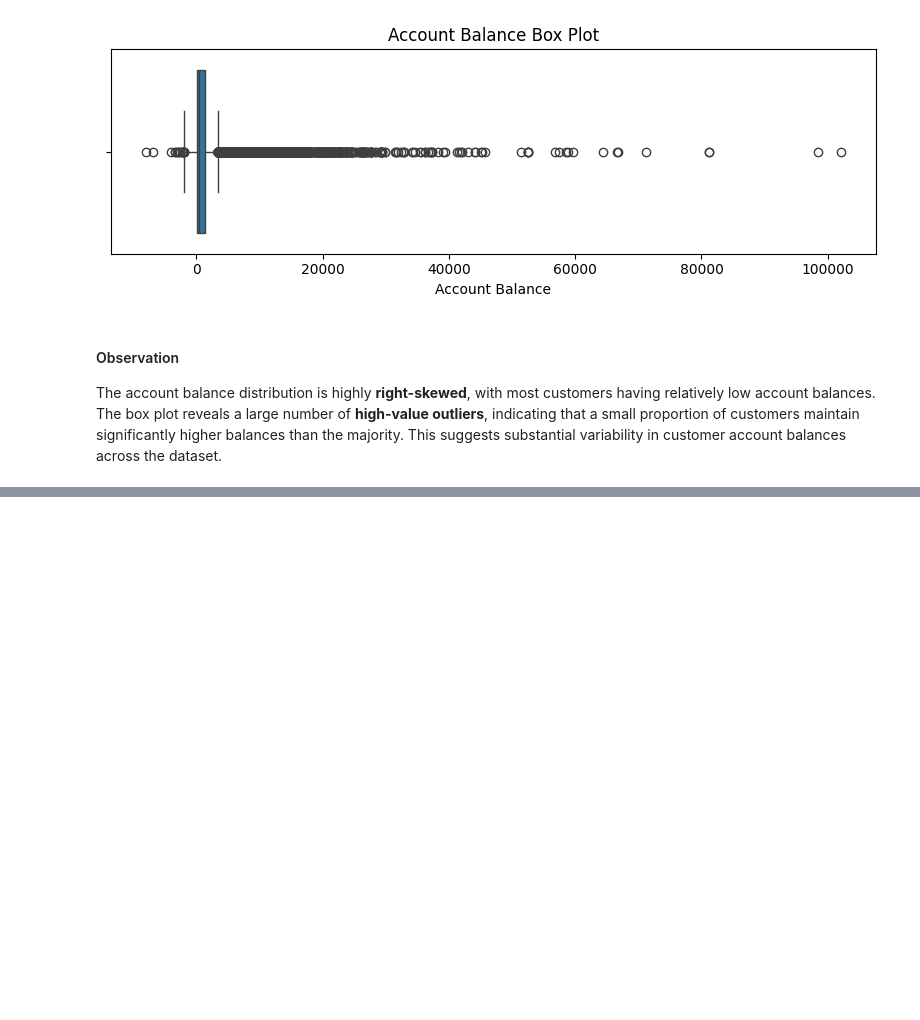
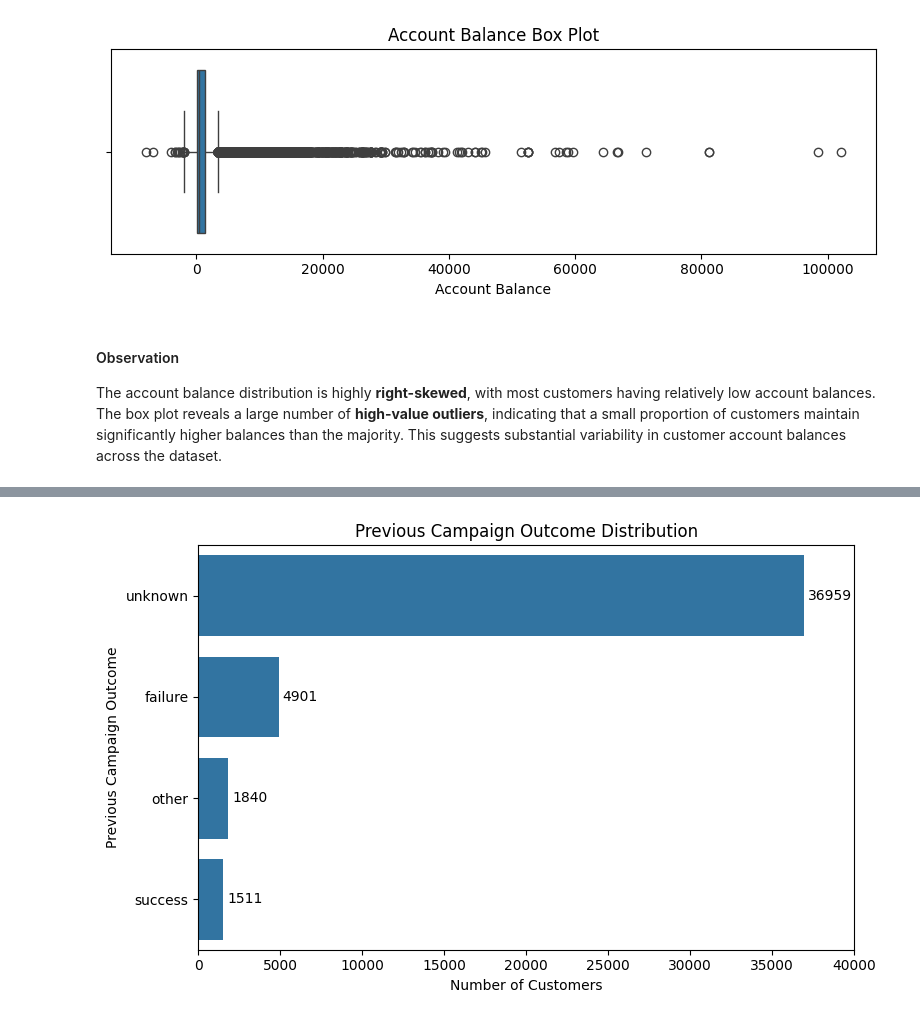
Before and after one commit to huzaifawaheed2/DevelopersHub-Corporation-Advanced-Internship, a Jupyter notebook: Project-01-Term-Deposit-Prediction/notebooks/term_deposit_prediction.ipynb, the cells around one changed output, grey strips where cells are left out. Cells and saved outputs as stored; diff of their text form; code cells hidden in the pictures; blank space fills up the shorter version.

```diff
--- a/Project-01-Term-Deposit-Prediction/notebooks/term_deposit_prediction.ipynb
+++ b/Project-01-Term-Deposit-Prediction/notebooks/term_deposit_prediction.ipynb
@@ -759,0 +783,38 @@ The account balance distribution is highly **right-skewed**, with most customers
+# %%
+# Calculate previous campaign outcome counts
+
+poutcome_counts = df["poutcome"].value_counts()
+
+# Plot previous campaign outcome distribution
+
+plt.figure(figsize=(8, 5))
+
+ax = sns.countplot(
+    data=df,
+    y="poutcome",
+    order=poutcome_counts.index
+)
+
+# Add extra space for labels
+plt.xlim(0, 40000)
+
+# Add data labels
+ax.bar_label(ax.containers[0], fmt="%d", padding=3)
+
+plt.title("Previous Campaign Outcome Distribution")
+plt.xlabel("Number of Customers")
+plt.ylabel("Previous Campaign Outcome")
+
+plt.tight_layout()
+
+
+
+# plt.savefig(
+#     "../outputs/figures/09_previous_campaign_outcome_distribution.png",
+#     dpi=300,
+#     bbox_inches="tight"
+# )
+
+plt.show()
+# %% [output]
+[figure, added]
```
Also changed, not shown: parts of 20 cells of this notebook.
